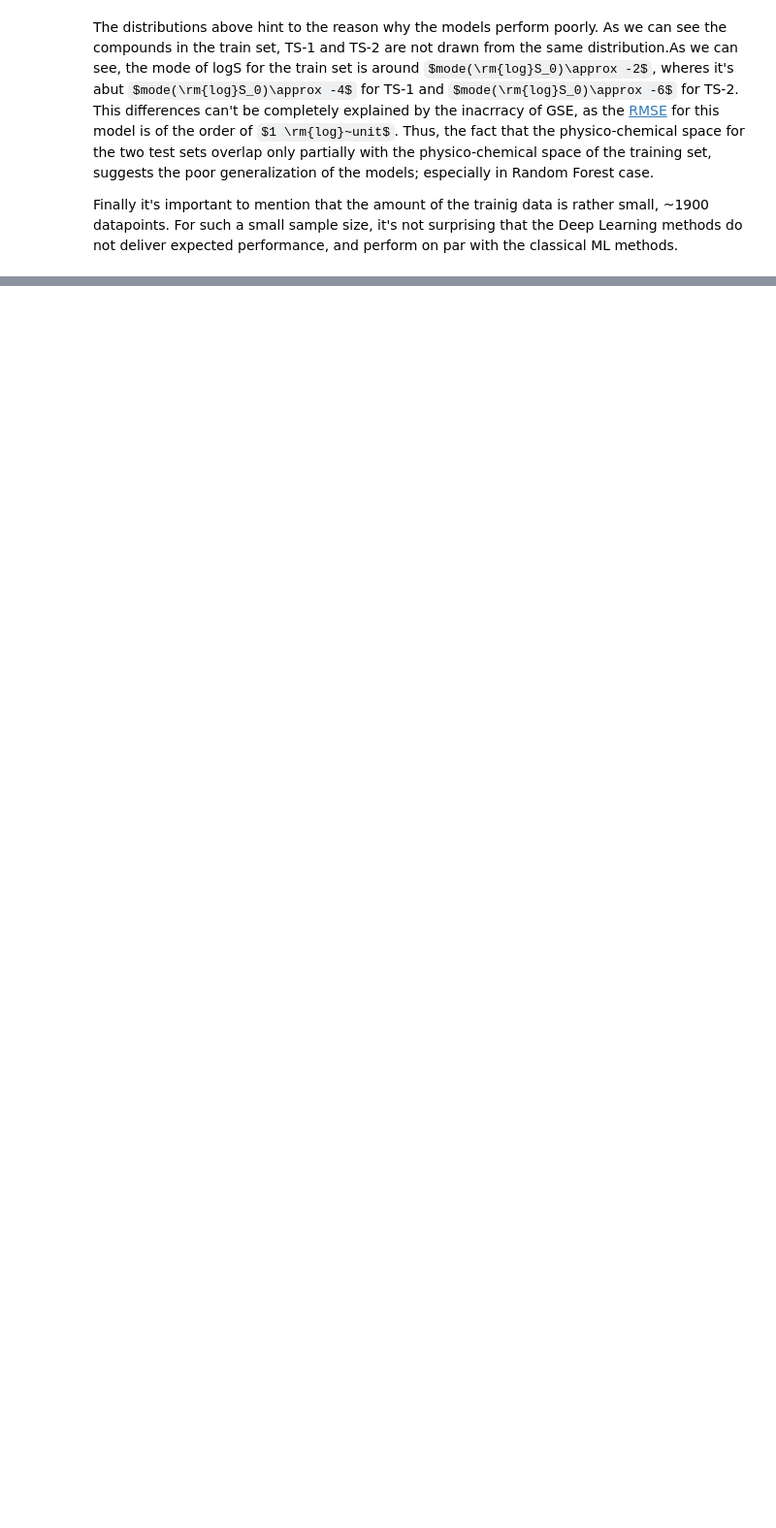
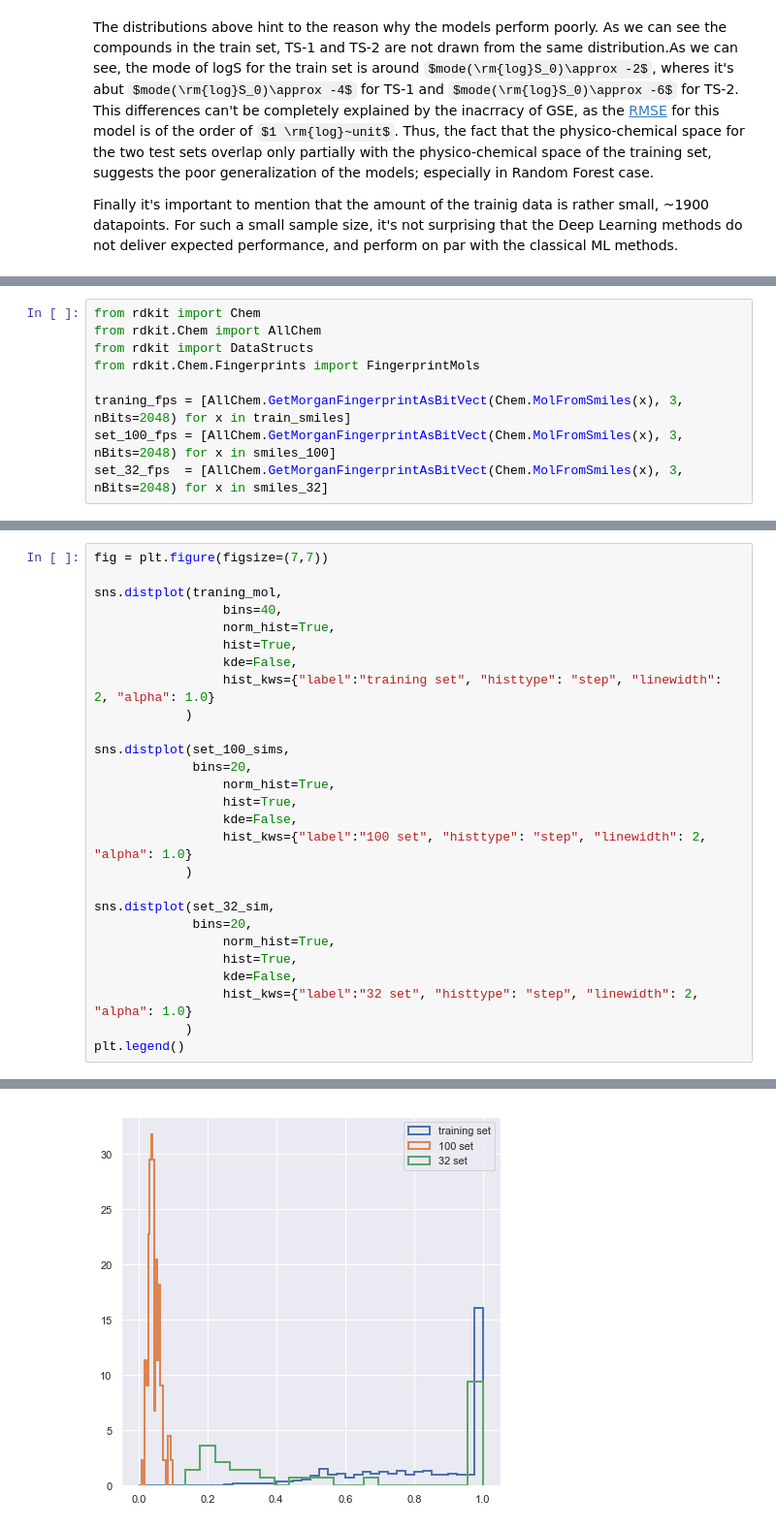
Before and after one commit to pgniewko/solubility, a Jupyter notebook: src/notebooks/Analysis.ipynb, the cells around one changed output, grey strips where cells are left out. Shown at 97% size. Drawn from its saved outputs; the diff is of its cells as text; some formulas as TeX source; blank space fills up the shorter version.

```diff
--- a/src/notebooks/Analysis.ipynb
+++ b/src/notebooks/Analysis.ipynb
@@ -181,0 +205,9 @@ Finally it's important to mention that the amount of the trainig data is rather
+# %%
+from rdkit import Chem
+from rdkit.Chem import AllChem
+from rdkit import DataStructs
+from rdkit.Chem.Fingerprints import FingerprintMols
+
+traning_fps = [AllChem.GetMorganFingerprintAsBitVect(Chem.MolFromSmiles(x), 3, nBits=2048) for x in train_smiles]
+set_100_fps = [AllChem.GetMorganFingerprintAsBitVect(Chem.MolFromSmiles(x), 3, nBits=2048) for x in smiles_100]
+set_32_fps  = [AllChem.GetMorganFingerprintAsBitVect(Chem.MolFromSmiles(x), 3, nBits=2048) for x in smiles_32]
@@ -181,0 +267,28 @@ Finally it's important to mention that the amount of the trainig data is rather
+# %%
+fig = plt.figure(figsize=(7,7))
+
+sns.distplot(traning_mol,
+                 bins=40,
+                 norm_hist=True,
+                 hist=True,
+                 kde=False,
+                 hist_kws={"label":"training set", "histtype": "step", "linewidth": 2, "alpha": 1.0}
+            )
+
+sns.distplot(set_100_sims,
+             bins=20,
+                 norm_hist=True,
+                 hist=True,
+                 kde=False,
+                 hist_kws={"label":"100 set", "histtype": "step", "linewidth": 2, "alpha": 1.0}
+            )
+
+sns.distplot(set_32_sim,
+             bins=20,
+                 norm_hist=True,
+                 hist=True,
+                 kde=False,
+                 hist_kws={"label":"32 set", "histtype": "step", "linewidth": 2, "alpha": 1.0}
+            )
+plt.legend()
+# %% [output]
@@ -181,0 +296 @@ Finally it's important to mention that the amount of the trainig data is rather
+[figure, added]
```
Also changed, not shown: parts of 3 cells of this notebook.
